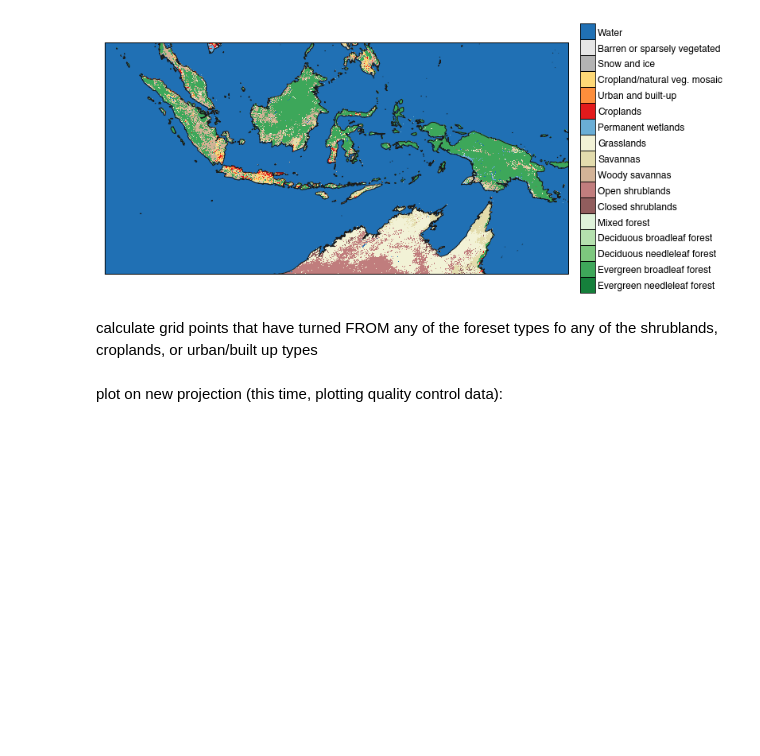
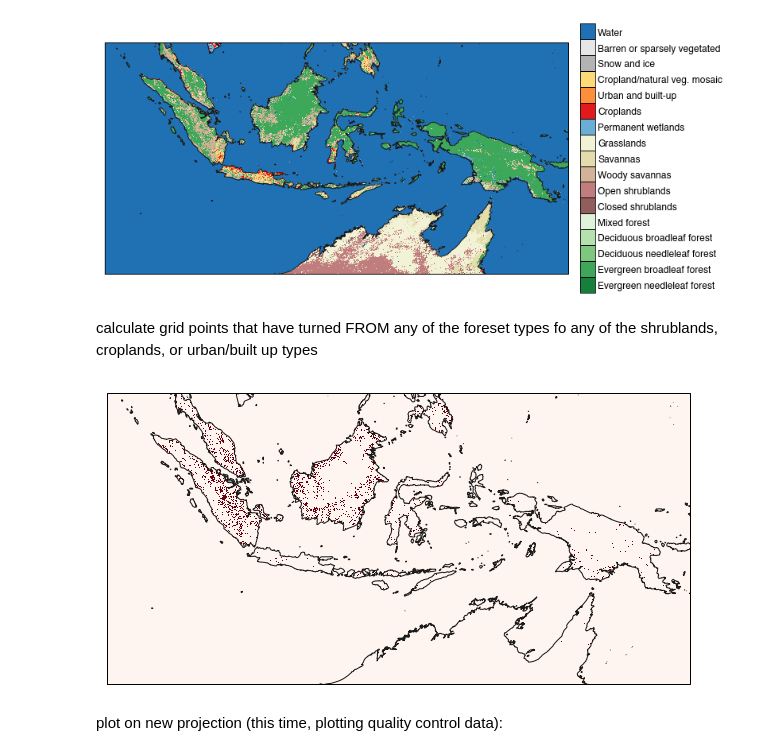
Before and after one commit to bairdlangenbrunner/indonesia-analysis, a Jupyter notebook: notebook-files/opening_plotting_modis_ANNUAL_LANDCOVER_file_MULTIPLE_TILES.ipynb, the cells around one changed output. Saved outputs shown, nothing was run; the diff lists cells and outputs as text; code cells hidden in the pictures; blank space fills up the shorter version.

```diff
--- a/notebook-files/opening_plotting_modis_ANNUAL_LANDCOVER_file_MULTIPLE_TILES.ipynb
+++ b/notebook-files/opening_plotting_modis_ANNUAL_LANDCOVER_file_MULTIPLE_TILES.ipynb
@@ -231,17 +211,29 @@ norm = matplotlib.colors.BoundaryNorm(numpy.arange(type_numbers.min()-0.5,type_n
 # %%
-fontsize=12
+modis_globe = cartopy.crs.Globe(datum='WGS84', ellipse='sphere', semimajor_axis=6371007.181)
+map_proj = cartopy.crs.Sinusoidal(central_longitude=0, false_northing=0, false_easting=0, globe=modis_globe)
+data_proj = cartopy.crs.Sinusoidal(central_longitude=0, false_northing=0, false_easting=0, globe=modis_globe)
+geodetic_proj = cartopy.crs.Geodetic()
 
-fig = mp.figure()
+fig = mp.figure(figsize=(8.5,5))
+ax = fig.add_subplot(111, projection=map_proj)
+image = ax.imshow(lc_converted, \
+                  extent=data_extent, \
+                  origin='upper', transform=data_proj, \
+                  cmap='Reds')
+ax.coastlines(resolution='10m', color='0.1')
 
-ax = fig.add_subplot(111)
 
-landuse_map = ax.pcolormesh(plot_array, cmap=categorical_cmap, norm=norm, vmin=1, vmax=17)
+fig.tight_layout()
 
-ax_pos = ax.get_position()
-cbar_ax = fig.add_axes([ax_pos.x1+0.025,ax_pos.y0,0.03,ax_pos.height])
-cbar = fig.colorbar(landuse_map, cax=cbar_ax, drawedges=True)
-cbar.dividers.set_color('0')
-cbar.dividers.set_linewidth(1)
-cbar.set_ticks(type_numbers)
-cbar.set_ticklabels(type_name)
-cbar.ax.tick_params(labelsize=fontsize, length=0)
+# ax_pos = ax.get_position()
+# cbar_ax = fig.add_axes([ax_pos.x1+0.025,ax_pos.y0,0.03,ax_pos.height])
+# cbar = fig.colorbar(image, cax=cbar_ax, drawedges=True)
+# cbar.dividers.set_color('0')
+# cbar.dividers.set_linewidth(1)
+# cbar.set_ticks(type_numbers)
+# cbar.set_ticklabels(type_name)
+# cbar.ax.tick_params(labelsize=fontsize, length=0)
+
+fig.savefig('/beegfs/DATA/pritchard/blangenb/analysis/_github_repos_research/modis-analysis/figures/modis_2002_to_2016_converted.png', dpi=600, bbox_inches='tight', transparent=True)
+# %% [output]
+[figure, added]
```
Also changed, not shown: parts of 2 cells of this notebook.
